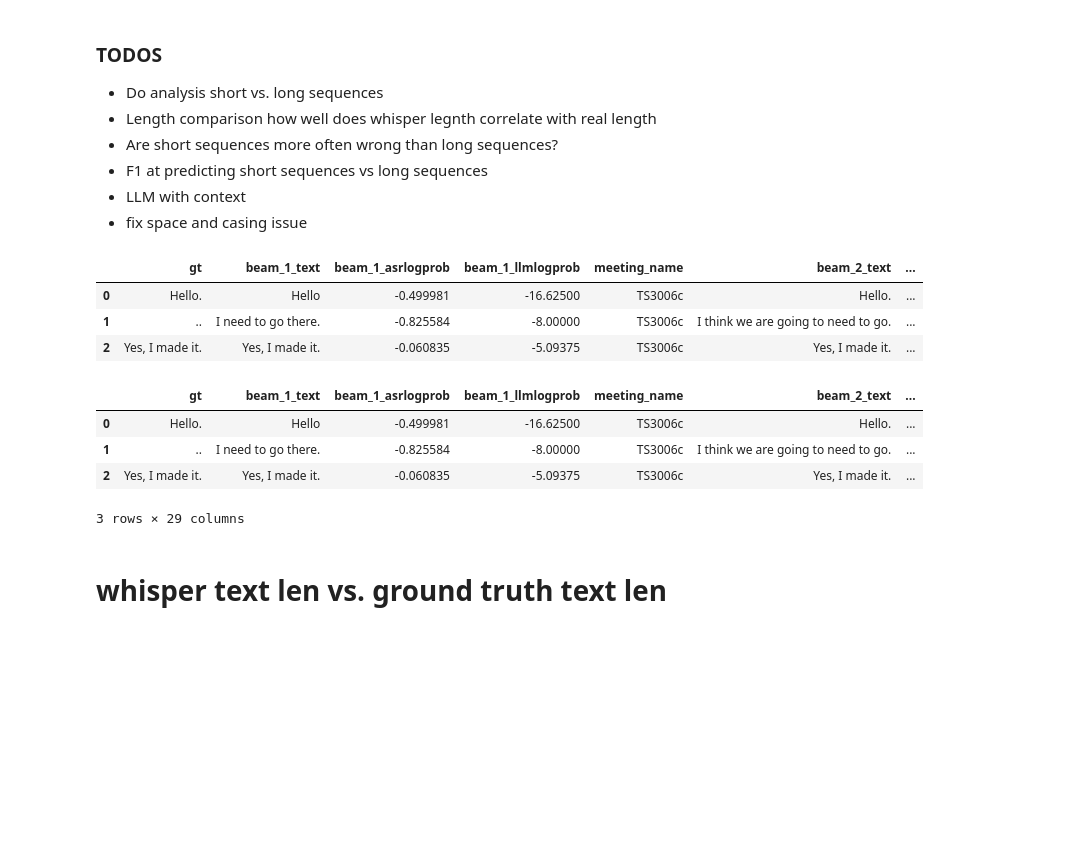
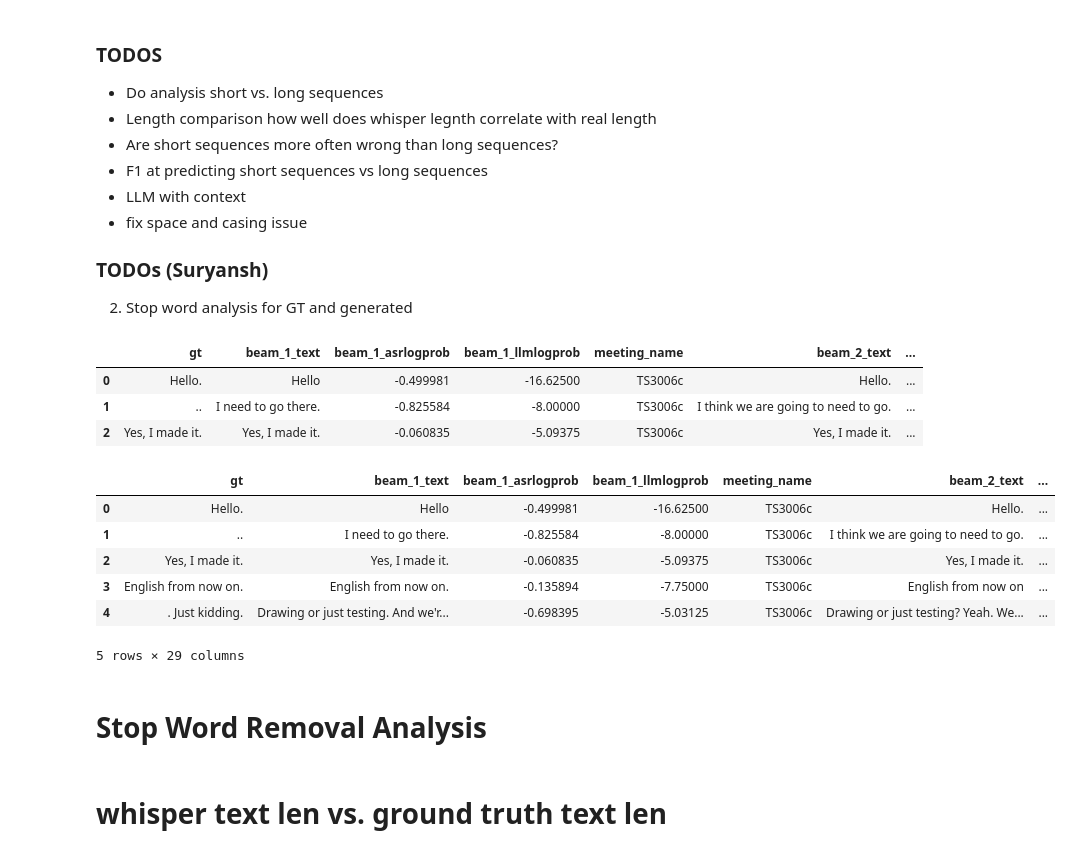
Before and after one commit to macmacmacmac/llm_asr_clarification, a Jupyter notebook: src/llm_asr_clarification/log_prob_beams_elbowplot.ipynb, the cells around one changed output. Saved outputs shown, nothing was run; the diff lists cells and outputs as text; code cells hidden in the pictures; blank space fills up the shorter version.

```diff
--- a/src/llm_asr_clarification/log_prob_beams_elbowplot.ipynb
+++ b/src/llm_asr_clarification/log_prob_beams_elbowplot.ipynb
@@ -6,6 +6,10 @@
 - F1 at predicting short sequences vs long sequences
 - LLM with context
 - fix space and casing issue
+
+
+### TODOs (Suryansh)
+2. Stop word analysis for GT and generated
 # %%
 import pandas as pd
 import os
@@ -122,10 +161,14 @@ def process_columns(df):
 process_columns(df)
 process_columns(df_val)
 # %%
-df.head(3)
+df.head(5)
 # %% [output]
 |  | gt | beam_1_text | beam_1_asrlogprob | beam_1_llmlogprob | meeting_name | beam_2_text | ... |
 | 0 | Hello. | Hello | -0.499981 | -16.62500 | TS3006c | Hello. | ... |
 | 1 | .. | I need to go there. | -0.825584 | -8.00000 | TS3006c | I think we are going to need to go. | ... |
 | 2 | Yes, I made it. | Yes, I made it. | -0.060835 | -5.09375 | TS3006c | Yes, I made it. | ... |
+| 3 | English from now on. | English from now on. | -0.135894 | -7.75000 | TS3006c | English from now on | ... |
+| 4 | . Just kidding. | Drawing or just testing. And we'r... | -0.698395 | -5.03125 | TS3006c | Drawing or just testing? Yeah. We... | ... |
-3 rows × 29 columns
+5 rows × 29 columns
+# %% [markdown]
+# Stop Word Removal Analysis
```
Also changed, not shown: parts of 39 cells of this notebook, 3 other files.
